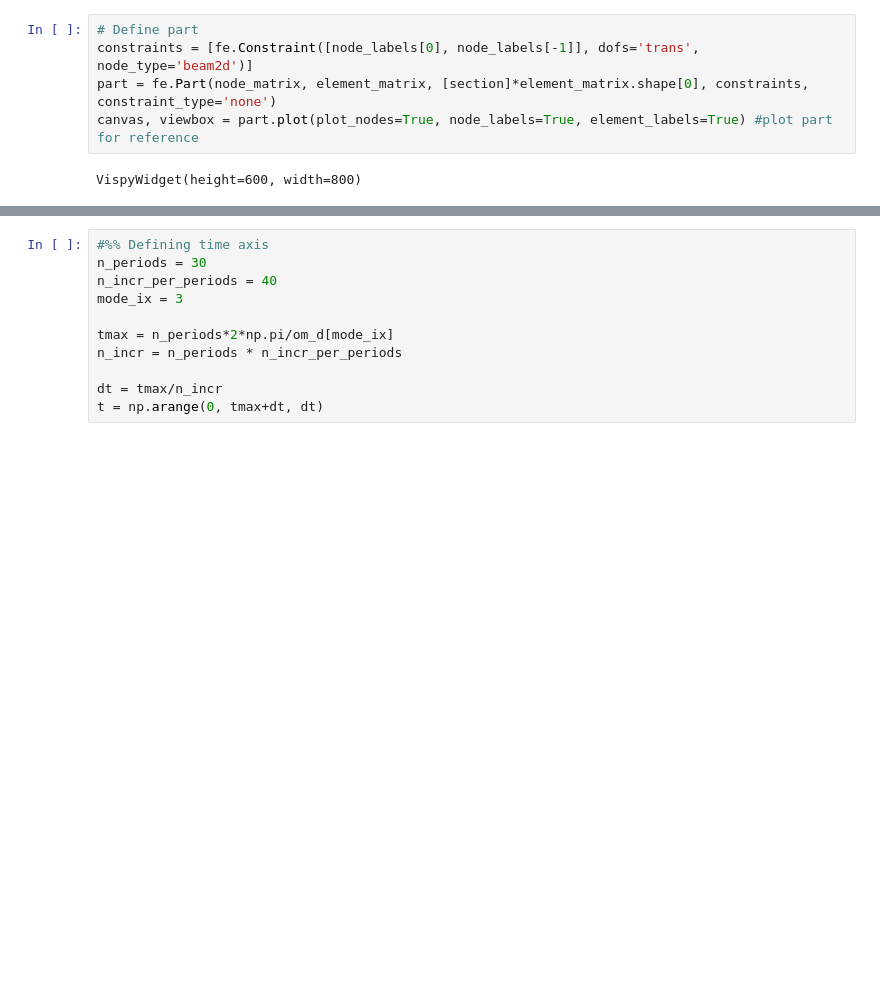
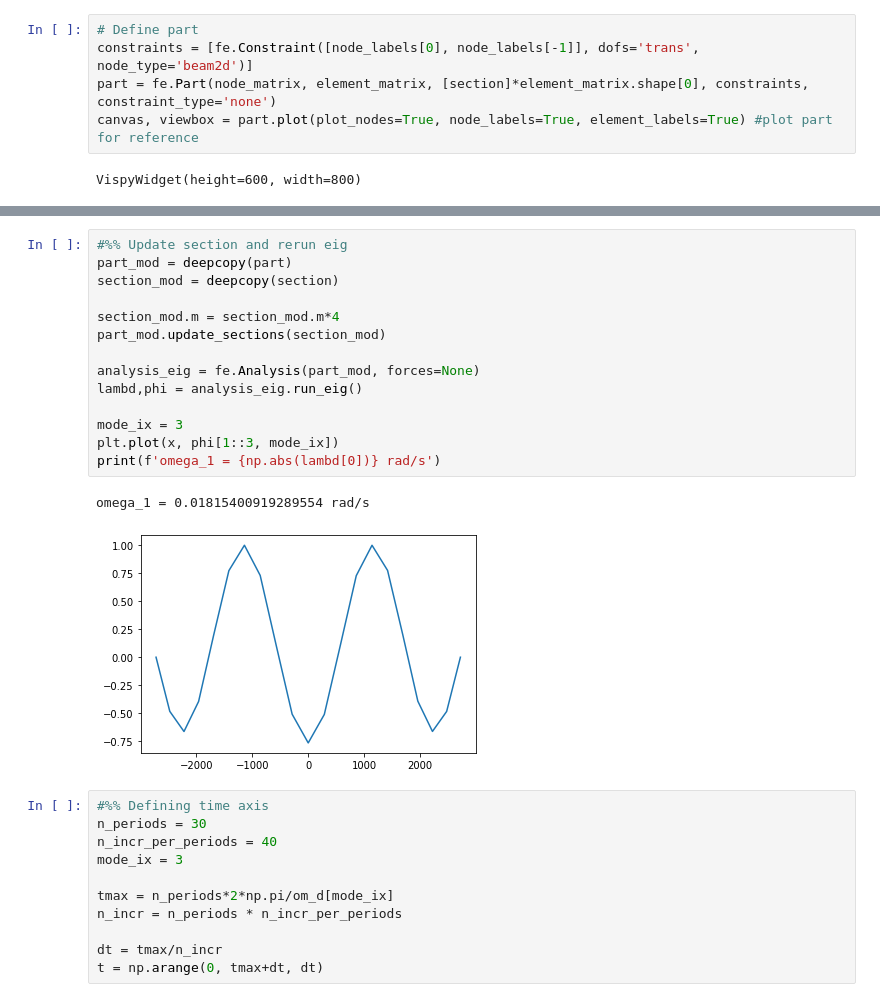
Before and after one commit to knutankv/beef, a Jupyter notebook: examples/2021-06-03-kak-beef-example.ipynb, the cells around one changed output, grey strips where cells are left out. Cells and saved outputs as stored; diff of their text form; blank space fills up the shorter version.

Commit message:
Fixed bug with linear static run + added section update method

```diff
--- a/examples/2021-06-03-kak-beef-example.ipynb
+++ b/examples/2021-06-03-kak-beef-example.ipynb
@@ -76,3 +67,20 @@ plt.plot(x, phi[1::3, mode_ix])
+# %%
+#%% Update section and rerun eig
+part_mod = deepcopy(part)
+section_mod = deepcopy(section)
+
+section_mod.m = section_mod.m*4
+part_mod.update_sections(section_mod)
+
+analysis_eig = fe.Analysis(part_mod, forces=None)
+lambd,phi = analysis_eig.run_eig()
+
+mode_ix = 3
+plt.plot(x, phi[1::3, mode_ix])
+print(f'omega_1 = {np.abs(lambd[0])} rad/s')
+# %% [output]
+omega_1 = 0.01815400919289554 rad/s
+[figure, added]
 # %%
 #%% Defining time axis
 n_periods = 30
```
Also changed, not shown: parts of 3 cells of this notebook, 2 other files.
